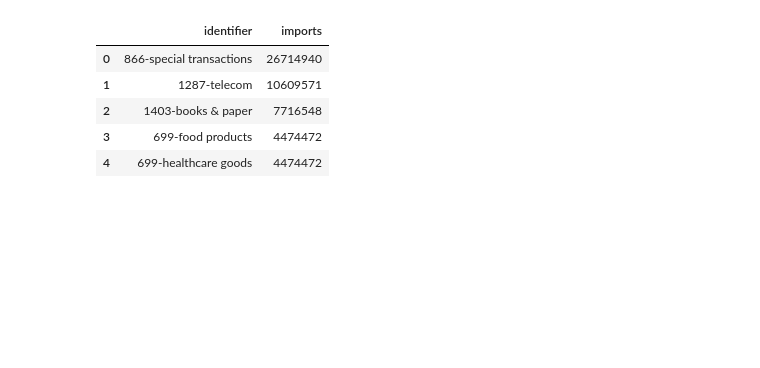
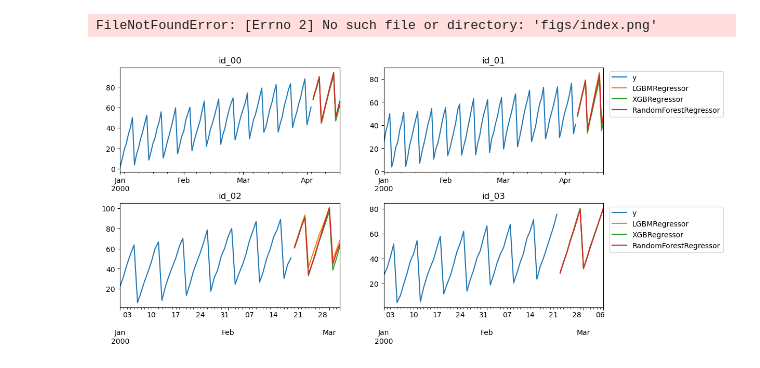
Before and after one commit to LNshuti/eactrade, a Jupyter notebook: networkx.ipynb, the cells around one changed output. Cells and saved outputs as stored; diff of their text form; code cells hidden in the pictures; blank space fills up the shorter version.

```diff
--- a/networkx.ipynb
+++ b/networkx.ipynb
@@ -9,0 +29,10 @@ seed = 20160  # seed random number generators for reproducibility
+# %%
+import lightgbm as lgb
+import xgboost as xgb
+from sklearn.ensemble import RandomForestRegressor
+
+models = [
+    lgb.LGBMRegressor(),
+    xgb.XGBRegressor(),
+    RandomForestRegressor(random_state=0),
+]
@@ -9,0 +44,18 @@ seed = 20160  # seed random number generators for reproducibility
+# %%
+@njit
+def rolling_mean_28(x):
+    return rolling_mean(x, window_size=28)
+
+fcst = Forecast(
+    models=models,
+    freq='D',
+    lags=[7, 14],
+    lag_transforms={
+        1: [expanding_mean],
+        7: [rolling_mean_28]
+    },
+    date_features=['dayofweek'],
+    differences=[1],
+)
+# %%
+fcst.fit(series, id_col='index', time_col='ds', target_col='y', static_features=['static_0'])
@@ -9,0 +64,3 @@ seed = 20160  # seed random number generators for reproducibility
+# %%
+predictions = fcst.predict(14)
+predictions
@@ -10,9 +82,26 @@ seed = 20160  # seed random number generators for reproducibility
+# %%
+import matplotlib.pyplot as plt
+import pandas as pd
+
+fig, ax = plt.subplots(nrows=2, ncols=2, figsize=(12, 6), gridspec_kw=dict(hspace=0.3))
+for i, (cat, axi) in enumerate(zip(series.index.categories, ax.flat)):
+    pd.concat([series.loc[cat, ['ds', 'y']], predictions.loc[cat]]).set_index('ds').plot(ax=axi)
+    axi.set(title=cat, xlabel=None)
+    if i % 2 == 0:
+        axi.legend().remove()
+    else:
+        axi.legend(bbox_to_anchor=(1.01, 1.0))
+fig.savefig('figs/index.png', bbox_inches='tight')
+plt.close()
+# %% [output]
+FileNotFoundError: [Errno 2] No such file or directory: 'figs/index.png'
+[figure, added]
 # %%
 df = pd.read_csv('processed/rwa_sum_features.csv')
 df['identifier'] = df['product_id'].astype(str) + '-' + df['name']
 
 df1 = df[['identifier', 'imports']]
-df1.head()
+df.head()
 
 # chunks = list()
 # chunk_size =
@@ -20,12 +109,5 @@ df1.head()
 
 # for i in range(num_chunks):
 #     chunks.append(df[i * chunk_size : (i + 1) * chunk_size])
-# %% [output]
-|  | identifier | imports |
-| 0 | 866-special transactions | 26714940 |
-| 1 | 1287-telecom | 10609571 |
-| 2 | 1403-books & paper | 7716548 |
-| 3 | 699-food products | 4474472 |
-| 4 | 699-healthcare goods | 4474472 |
 # %%
 len(df)
```
Also changed, not shown: parts of 7 cells of this notebook, 3 other files.
